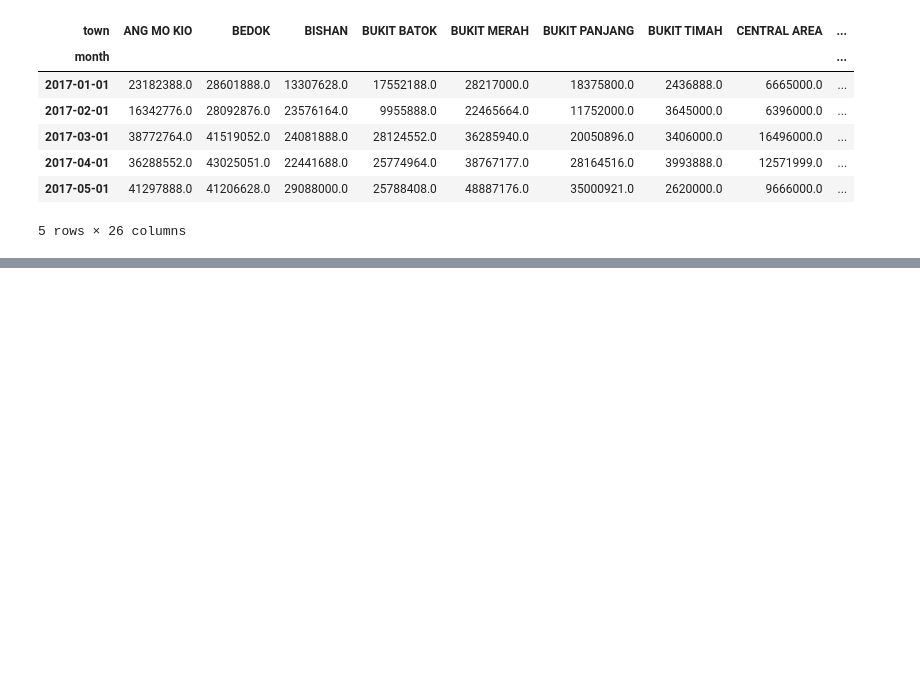
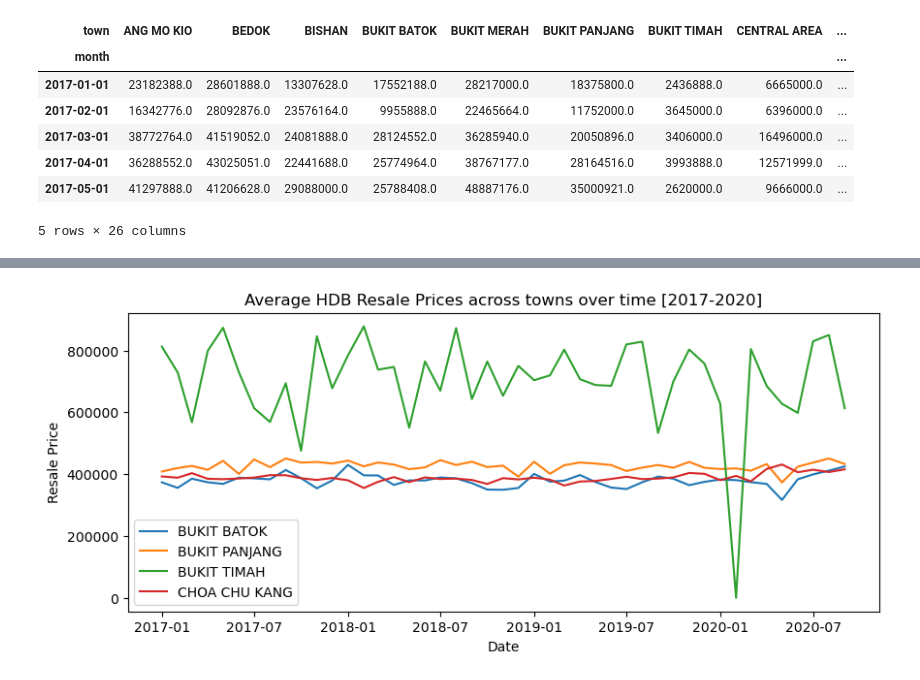
Before and after one commit to sura1128/hdb_resale_analytics, a Jupyter notebook: hdb_resales.ipynb, the cells around one changed output, grey strips where cells are left out. Cells and saved outputs as stored; diff of their text form; code cells hidden in the pictures; blank space fills up the shorter version.

```diff
--- a/hdb_resales.ipynb
+++ b/hdb_resales.ipynb
@@ -217,0 +236,5 @@ sum_table.head()
+# %%
+# the price of units can be tabulated using the avg sale price over the years
+avg_table = pd.pivot_table(df, values='resale_price', index=['month'],  columns=['town'], aggfunc="mean")
+avg_table = avg_table.fillna(0)
+avg_table.head()
@@ -217,0 +250,20 @@ sum_table.head()
+# %%
+avg_dates = sum_table.index
+
+plt.figure(figsize=(10,4))
+plt.xlabel('Date')
+plt.ylabel('Resale Price')
+plt.title('Average HDB Resale Prices across towns over time [2017-2020]')
+
+# let's say we want to see the trend for prices in these few towns.
+west_towns = ["BUKIT BATOK", "BUKIT PANJANG", "BUKIT TIMAH", "CHOA CHU KANG"]
+for town in west_towns:
+    plt.plot(avg_dates, avg_table[town], label=town)
+
+# for (colName, colVal) in sum_table.items():
+    # plt.plot(sum_dates, colVal)
+
+plt.legend()
+plt.show()
+# %% [output]
+[figure, added]
```
Also changed, not shown: parts of 7 cells of this notebook.
